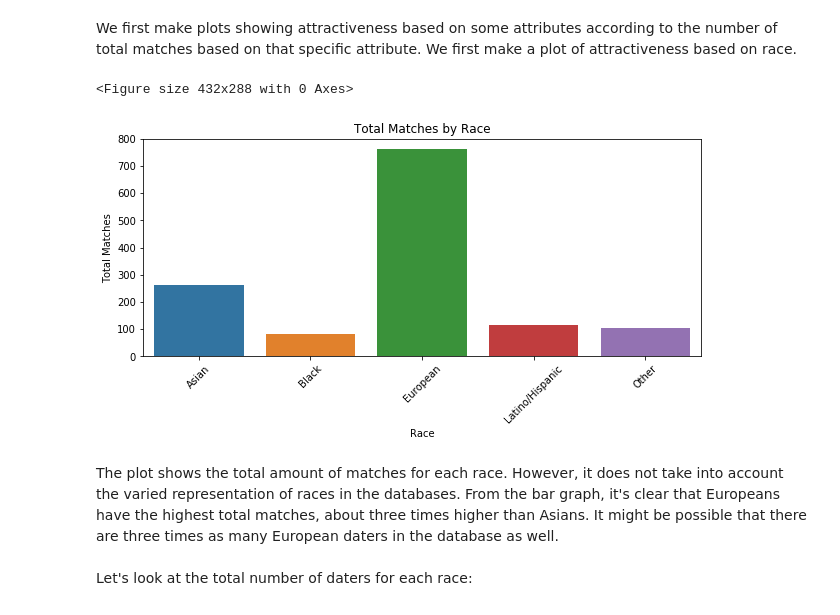
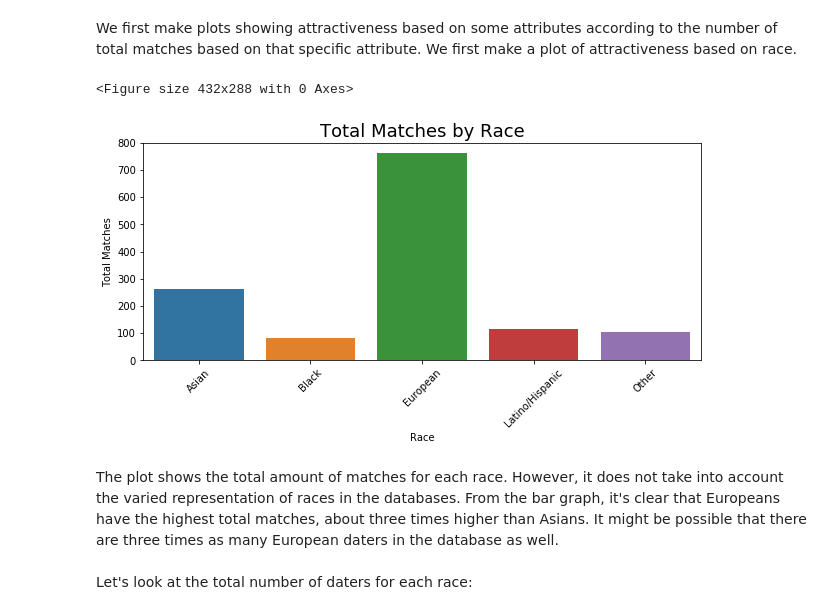
Before and after one commit to egao7/egao7.github.io, a Jupyter notebook: FinalTutorial/Gao_Eric_FinalTutorial.ipynb, the cells around one changed output. Drawn from its saved outputs; the diff is of its cells as text; code cells hidden in the pictures.

```diff
--- a/FinalTutorial/Gao_Eric_FinalTutorial.ipynb
+++ b/FinalTutorial/Gao_Eric_FinalTutorial.ipynb
@@ -121,35 +121,35 @@ We first make plots showing attractiveness based on some attributes according to
 # %%
 plot_index = 0
 plt.figure(plot_index)
 plot_index += 1
 
 # Add the decoded race as a new column so when the corresponding bar plot is created, it is easier to read
 races = []
 races_o = []
 for index, row in data.iterrows():
     race_code = row['race']
     race_o_code = row['race_o']
     race = race_codes[race_code]
     race_o = race_codes[race_o_code]
     races.append(race)
     races_o.append(race_o)
 data = data.assign(race_desc=races)
 data = data.assign(race_o_desc=races_o)
 
 data_grouped = data.groupby('race_desc')
 att_by_race = data_grouped['match'].sum().reset_index()
 att_by_race.columns = ['Race', 'Total Matches']
 
 # plot total matches by race
 plt.figure(figsize=(10,4))
 p = sns.barplot(data=att_by_race, x='Race', y='Total Matches')
-plt.title("Total Matches by Race")
+plt.title("Total Matches by Race", fontsize=18)
 for item in p.get_xticklabels():
     item.set_rotation(45)
 plt.show()
 # %% [output]
 <Figure size 432x288 with 0 Axes>
-[figure, old version]
+[figure, new version]
 # %% [markdown]
 The plot shows the total amount of matches for each race. However, it does not take into account the varied representation of races in the databases. From the bar graph, it's clear that Europeans have the highest total matches, about three times higher than Asians. It might be possible that there are three times as many European daters in the database as well.
 <br><br>
```
Also changed, not shown: parts of 4 cells of this notebook, 1 other file.
